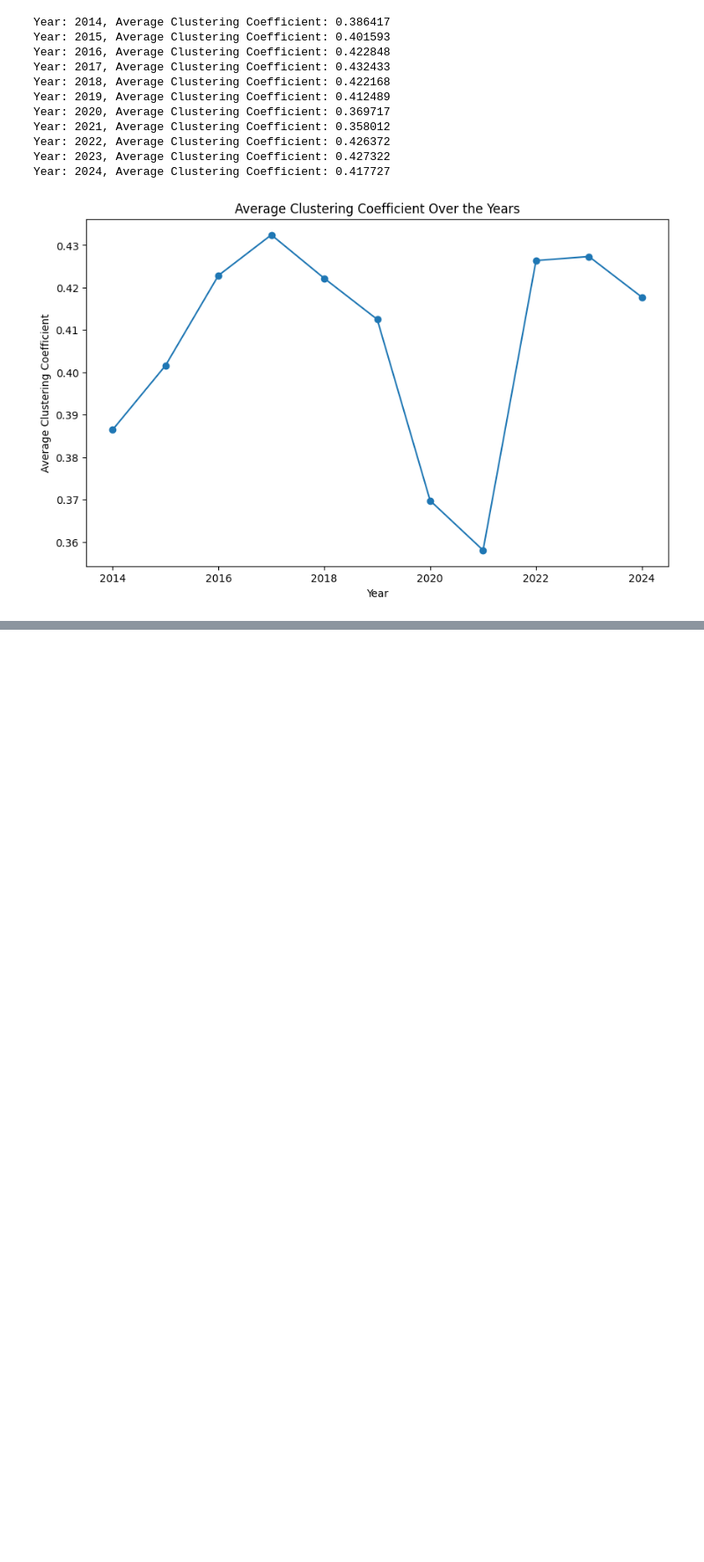
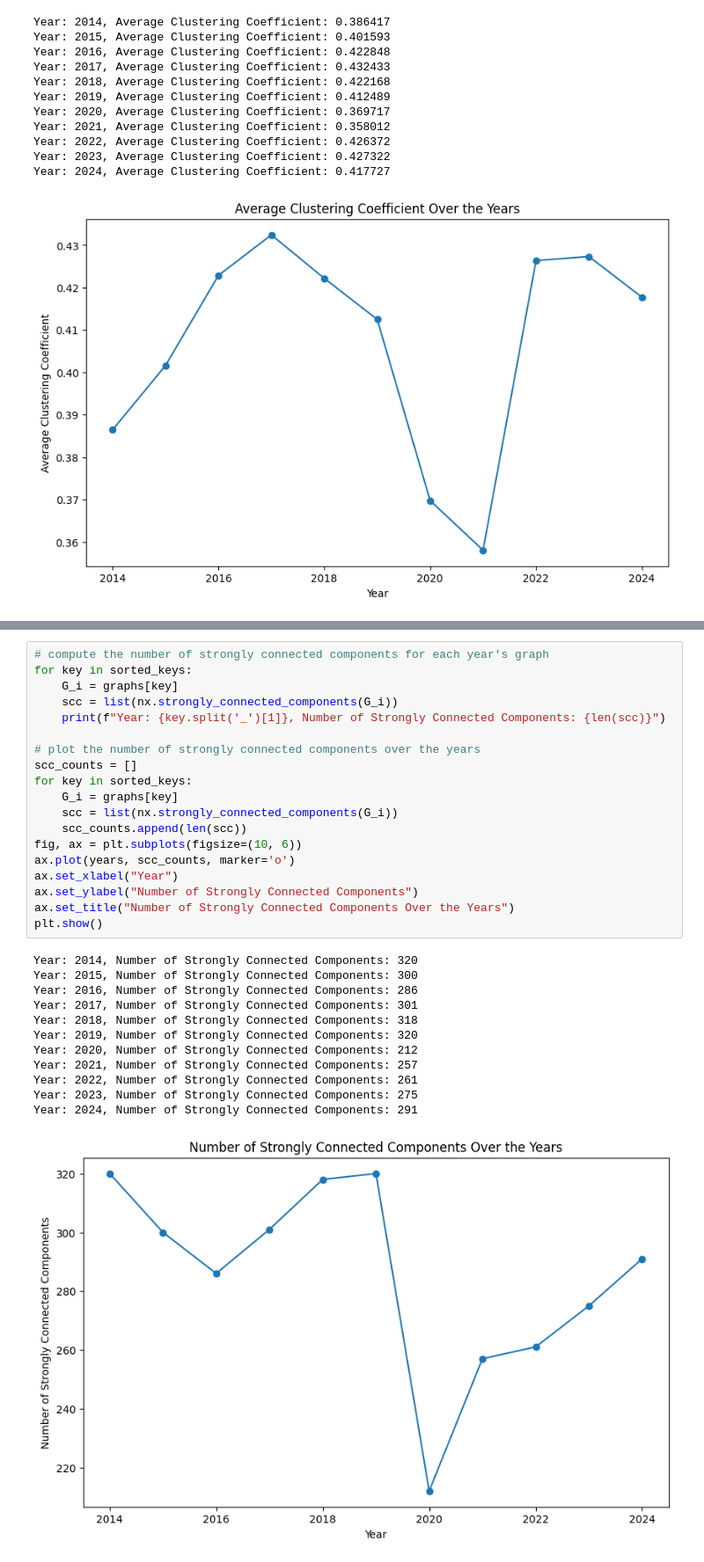
Before and after one commit to domin7k/social_network_analysis, a Jupyter notebook: airtrafic.ipynb, the cells around one changed output, grey strips where cells are left out. Shown at 88% size. Saved outputs shown, nothing was run; the diff lists cells and outputs as text; blank space fills up the shorter version.

```diff
--- a/airtrafic.ipynb
+++ b/airtrafic.ipynb
@@ -579,0 +695,32 @@ Year: 2024, Average Clustering Coefficient: 0.417727
+# %%
+# compute the number of strongly connected components for each year's graph
+for key in sorted_keys:
+    G_i = graphs[key]
+    scc = list(nx.strongly_connected_components(G_i))
+    print(f"Year: {key.split('_')[1]}, Number of Strongly Connected Components: {len(scc)}")
+
+# plot the number of strongly connected components over the years
+scc_counts = []
+for key in sorted_keys:
+    G_i = graphs[key]
+    scc = list(nx.strongly_connected_components(G_i))
+    scc_counts.append(len(scc))
+fig, ax = plt.subplots(figsize=(10, 6))
+ax.plot(years, scc_counts, marker='o')
+ax.set_xlabel("Year")
+ax.set_ylabel("Number of Strongly Connected Components")
+ax.set_title("Number of Strongly Connected Components Over the Years")
+plt.show()
+# %% [output]
+Year: 2014, Number of Strongly Connected Components: 320
+Year: 2015, Number of Strongly Connected Components: 300
+Year: 2016, Number of Strongly Connected Components: 286
+Year: 2017, Number of Strongly Connected Components: 301
+Year: 2018, Number of Strongly Connected Components: 318
+Year: 2019, Number of Strongly Connected Components: 320
+Year: 2020, Number of Strongly Connected Components: 212
+Year: 2021, Number of Strongly Connected Components: 257
+Year: 2022, Number of Strongly Connected Components: 261
+Year: 2023, Number of Strongly Connected Components: 275
+Year: 2024, Number of Strongly Connected Components: 291
+[figure, added]
```
Also changed, not shown: parts of 7 cells of this notebook.
